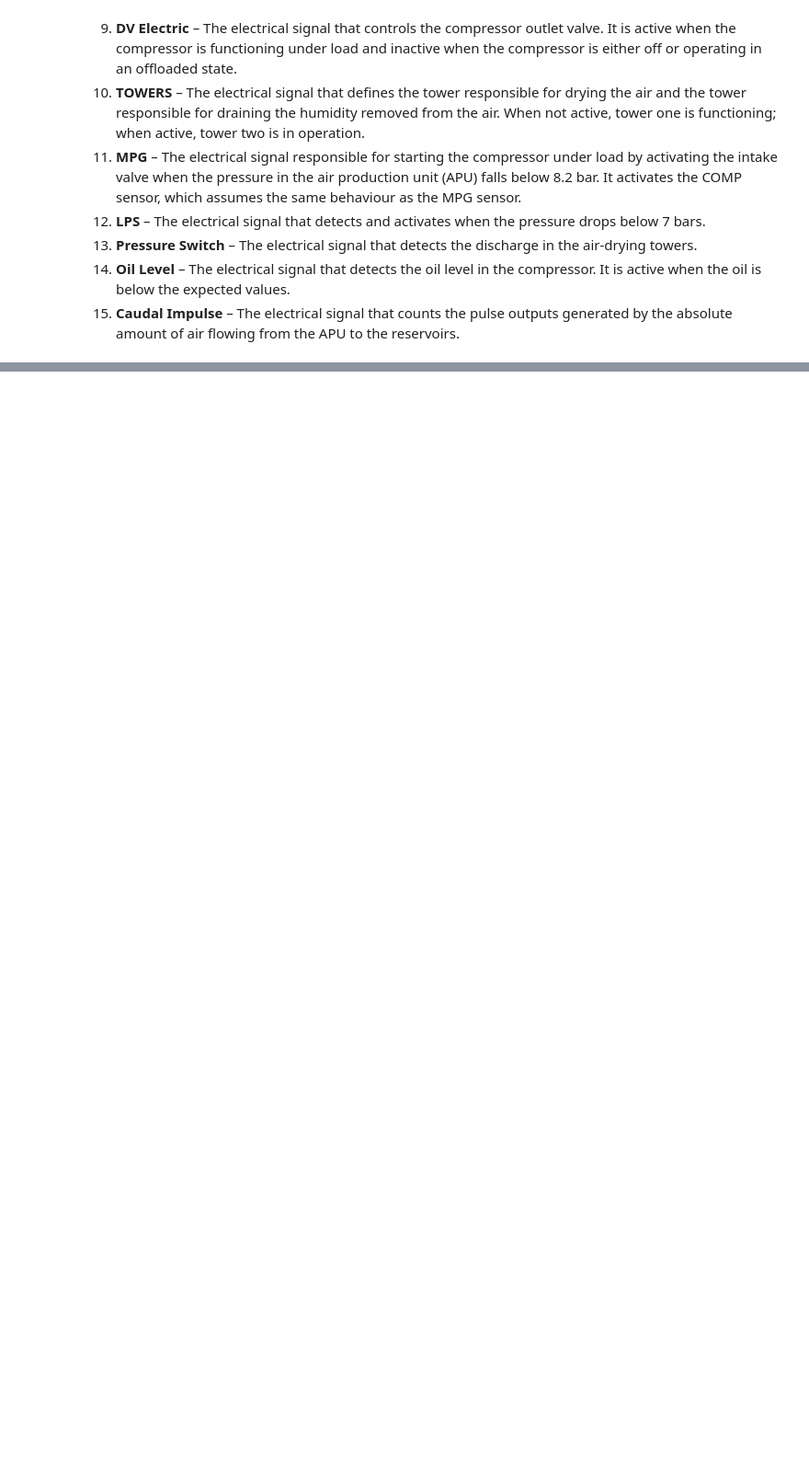
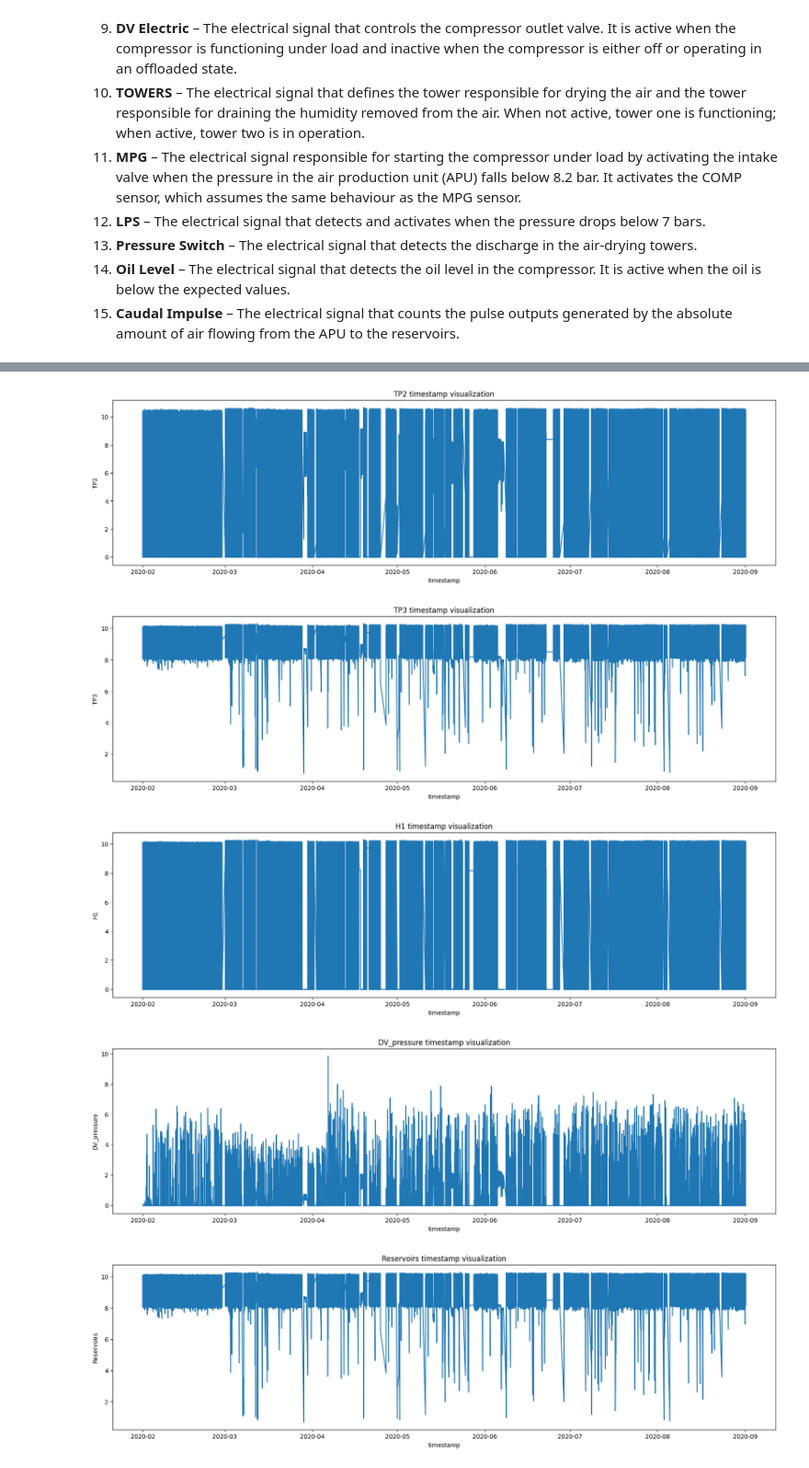
Before and after one commit to sfaxibrahim/Mlops, a Jupyter notebook: notebooks/Data_preprocess.ipynb, the cells around one changed output, grey strips where cells are left out. Shown at 92% size. Cells and saved outputs as stored; diff of their text form; code cells hidden in the pictures; blank space fills up the shorter version.

```diff
--- a/notebooks/Data_preprocess.ipynb
+++ b/notebooks/Data_preprocess.ipynb
@@ -92,0 +108,19 @@ data.describe()
+# %%
+def visualize(features):
+    for feature in features:
+        plt.figure(figsize=(20,5))
+        plt.plot(df[feature], label=feature)
+        plt.xlabel("timestamp")
+        plt.ylabel(feature)
+        plt.title(f"{feature} timestamp visualization")
+        plt.show()
+# %%
+feature=df.columns.tolist()
+feature
+visualize(feature)
+# %% [output]
+[figure, added]
+[figure, added]
+[figure, added]
+[figure, added]
+[figure, added]
```
Also changed, not shown: parts of 19 cells of this notebook, 9 other files.
